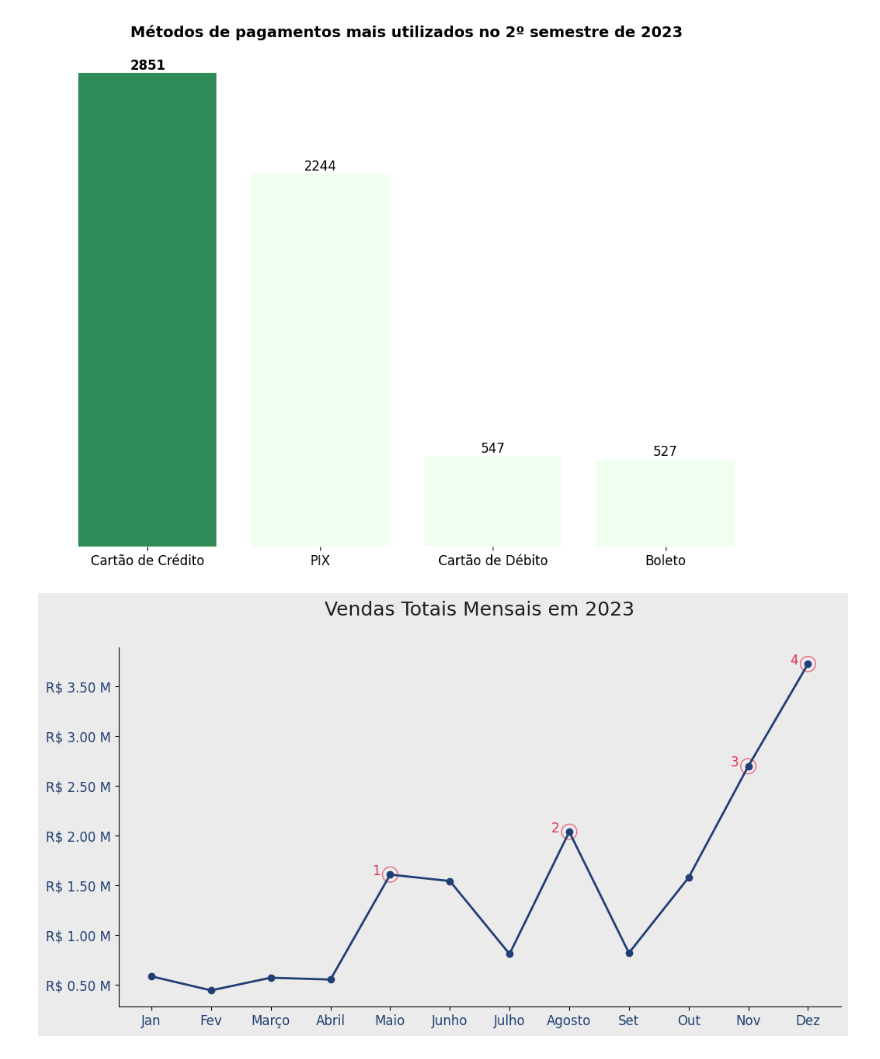
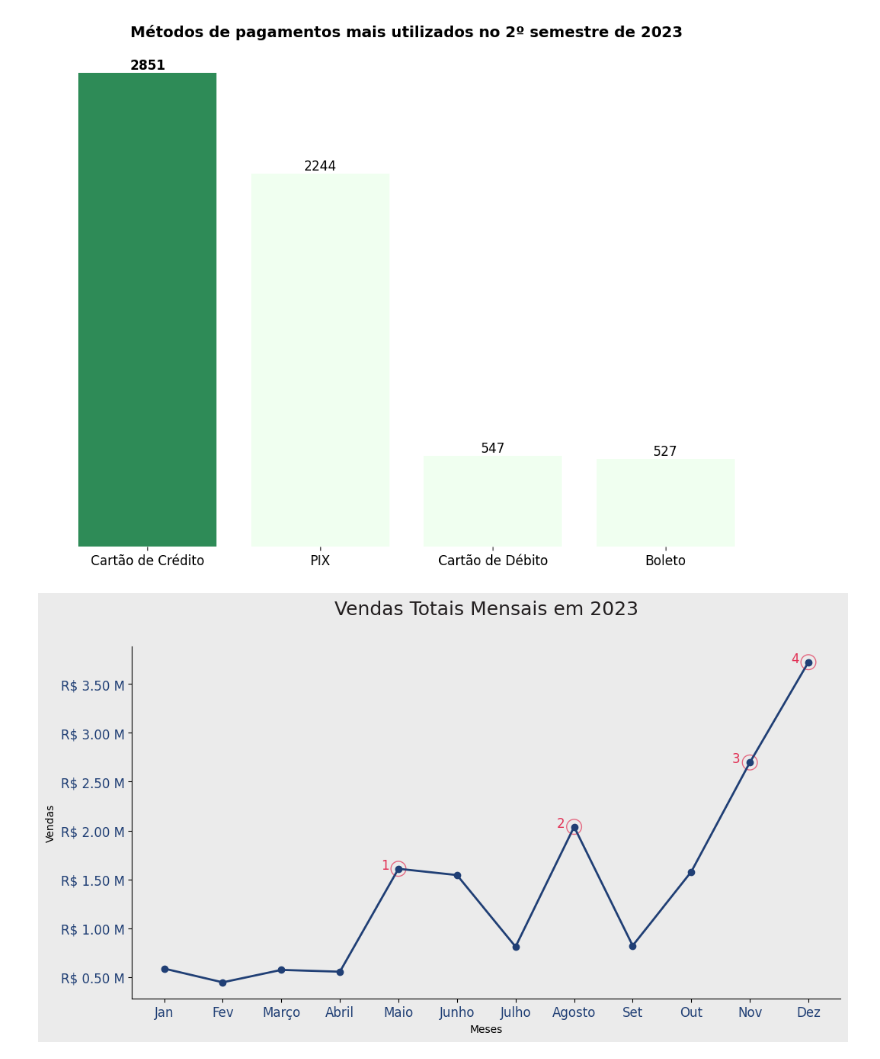
Before and after one commit to danielvieira95/Intelig-ncia-Artificial-e-Big-Data--2-2024, a Jupyter notebook: TurmaB/Aula10/codigo.ipynb, the cells around one changed output. Drawn from its saved outputs; the diff is of its cells as text; code cells hidden in the pictures.

```diff
--- a/TurmaB/Aula10/codigo.ipynb
+++ b/TurmaB/Aula10/codigo.ipynb
@@ -534,33 +534,33 @@ df['mes'] = df['data'].dt.strftime('%B')
 vendas_mensais = df.groupby('mes')['faturamento'].sum().reindex(meses.keys())
 
   # Configurações do gráfico
 plt.figure(figsize=(12, 6), facecolor=CINZA_1)
 ax = plt.axes()
 ax.set_facecolor(CINZA_1)
 plt.plot(vendas_mensais.index, vendas_mensais, marker='o', color=AZUL_1, linewidth=2)
 
   # Adicionar rótulos e título
 plt.title('Vendas Totais Mensais em 2023', fontsize=18, pad=30, color=CINZA_5)
-plt.xlabel('')
-plt.ylabel('')
+plt.xlabel('Meses')
+plt.ylabel('Vendas')
 
   # Formatando rótulos do eixo y em "R$ valor M"
 formatted_yticks = ['R$ {:.2f} M'.format(val / 1e6) for val in ax.get_yticks()]
 ax.set_yticks(ax.get_yticks()) # para evitar o Warning
 ax.set_yticklabels(formatted_yticks, fontsize=12, color=AZUL_1)
 
   # Adicionar círculos numerados
 for i, point in enumerate([(4, vendas_mensais.iloc[4]), (7, vendas_mensais.iloc[7]), (10, vendas_mensais.iloc[10]), (11, vendas_mensais.iloc[11])], start=1):
     plt.scatter(point[0], point[1], s=200, color='none', edgecolors=VERMELHO_1, alpha=0.7)
     plt.text(point[0] - 0.3, point[1] + 0.1, str(i), fontsize=12, color=VERMELHO_1)
 
   # Configurações adicionais
 plt.xticks(vendas_mensais.index, [meses[mes] for mes in vendas_mensais.index], fontsize=12, color=AZUL_1)
 ax.spines['top'].set_visible(False)
 ax.spines['right'].set_visible(False)
 
 
 #Exibir o gráfico
 plt.show()
 # %% [output]
-[figure, old version]
+[figure, new version]
```
